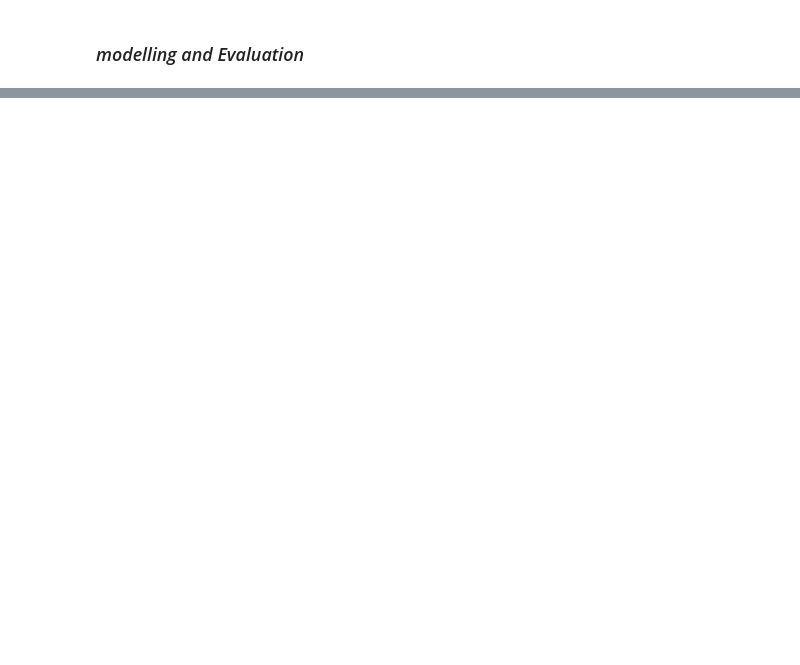
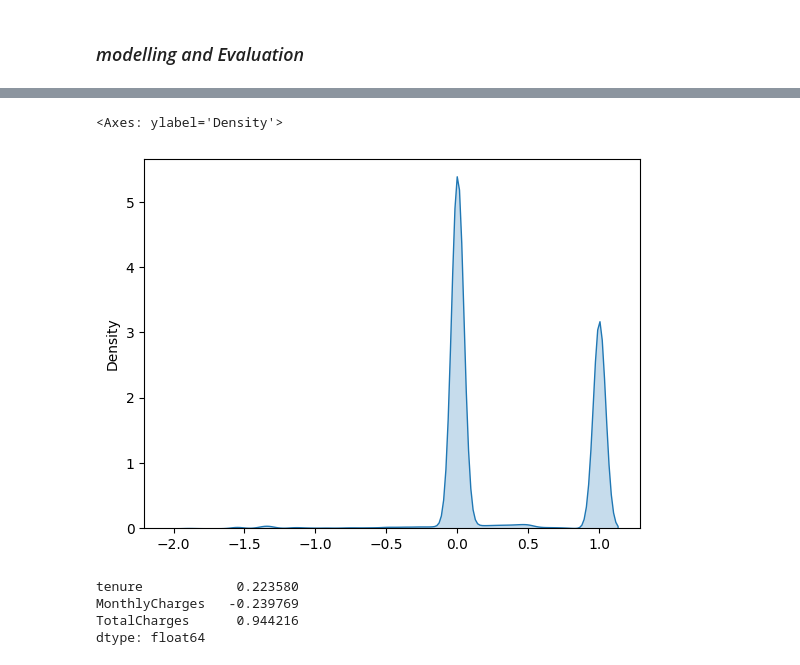
Before and after one commit to zeemanzak/CUSTOMER-CHUN-PREDICTION-AT-VODAFONE-CORPORATION, a Jupyter notebook: notebook/main.ipynb, the cells around one changed output, grey strips where cells are left out. Saved outputs shown, nothing was run; the diff lists cells and outputs as text; code cells hidden in the pictures; blank space fills up the shorter version.

```diff
--- a/notebook/main.ipynb
+++ b/notebook/main.ipynb
@@ -783,7 +785,7 @@ categorical_transformer = Pipeline(steps=[
 # Preprocessing for numerical data
 numerical_transformer = Pipeline(steps=[
     ('imputer', SimpleImputer(strategy='median')),
-    ('power-transformation', PowerTransformer(method = 'yeo-johnson')),
+    ('log', FunctionTransformer(np.log1p, validate=True)),
     ('scaler', RobustScaler())
 ])
 
@@ -932,0 +950,3 @@ memory usage: 76.2+ KB
+# %%
+transformed_data = preprocessor.fit_transform(X)
+pd.DataFrame(transformed_data)
@@ -933,2 +967,12 @@ memory usage: 76.2+ KB
+# %%
+sns.kdeplot(transformed_data.ravel(),fill=True)
+# %% [output]
+<Axes: ylabel='Density'>
+[figure, added]
 # %%
-# x.select_dtypes('number').skew()
+X.select_dtypes('number').skew()
+# %% [output]
+tenure            0.223580
+MonthlyCharges   -0.239769
+TotalCharges      0.944216
+dtype: float64
```
Also changed, not shown: parts of 19 cells of this notebook.
